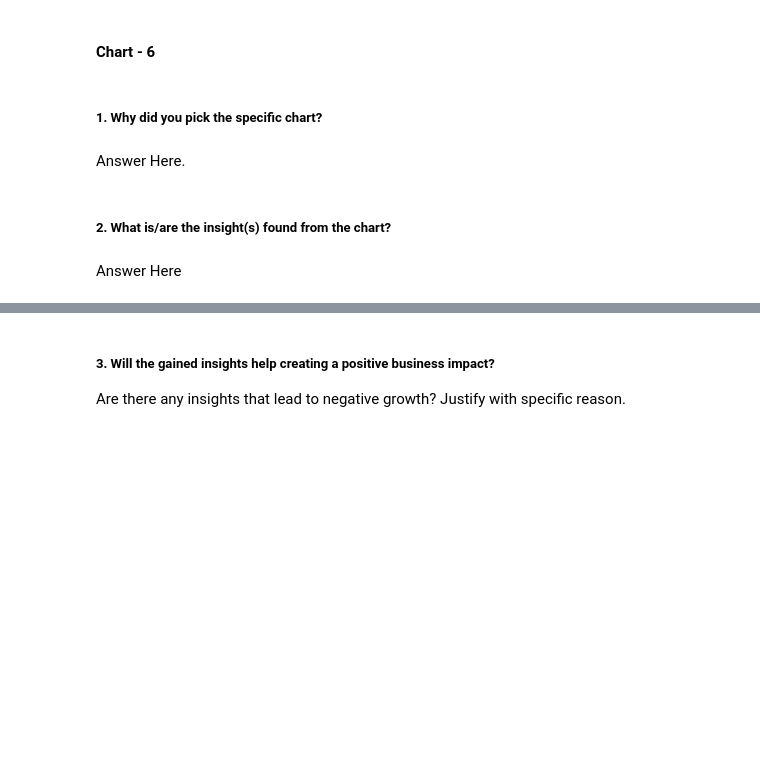
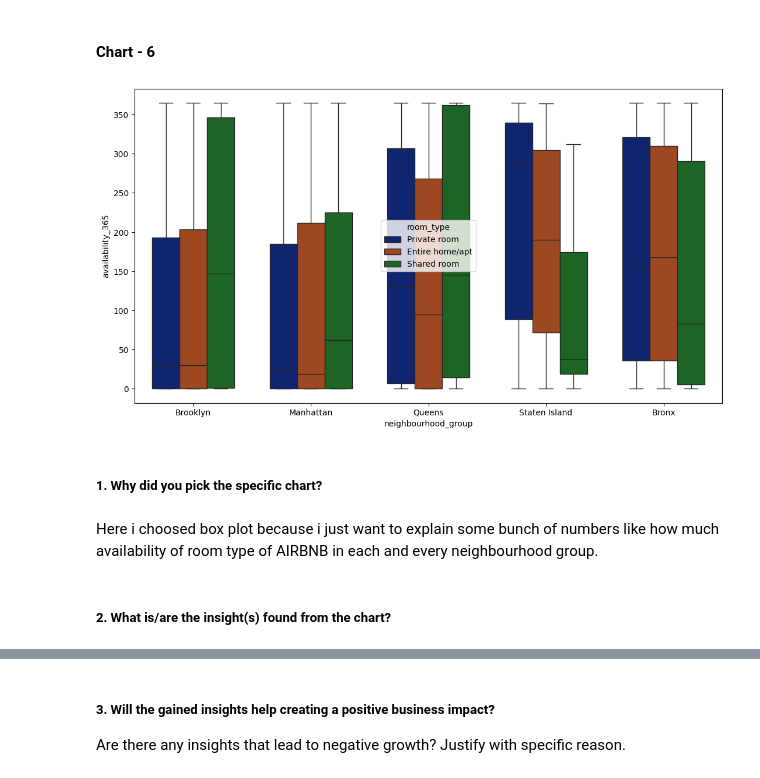
Before and after one commit to hitesh-lalwanii/Airbnb-Booking-Analysis, a Jupyter notebook: Airbnb_Booking_Analysis_By_Hitesh_Lalwani_(_Cohort_Lima).ipynb, the cells around one changed output, grey strips where cells are left out. Cells and saved outputs as stored; diff of their text form; code cells hidden in the pictures; blank space fills up the shorter version.

```diff
--- a/Airbnb_Booking_Analysis_By_Hitesh_Lalwani_(_Cohort_Lima).ipynb
+++ b/Airbnb_Booking_Analysis_By_Hitesh_Lalwani_(_Cohort_Lima).ipynb
@@ -507,8 +507,19 @@ Answer Here
+# %%
+# Chart - 6 visualization code
+
+
+fig, ax = plt.subplots(figsize=(13, 7))
+
+
+sns.boxplot(data=data, x=data['neighbourhood_group'], y=data["availability_365"], hue="room_type", width=0.7,palette="dark", ax=ax)
+
+
+plt.show()
+# %% [output]
+[figure, added]
 # %% [markdown]
 ##### 1. Why did you pick the specific chart?
-# %% [markdown]
-Answer Here.
+# %% [markdown]
+Here i choosed box plot because i just want to explain some bunch of numbers like  how much availability of room type of AIRBNB in each and every neighbourhood group.
 # %% [markdown]
 ##### 2. What is/are the insight(s) found from the chart?
-# %% [markdown]
-Answer Here
```
Also changed, not shown: parts of 21 cells of this notebook.
